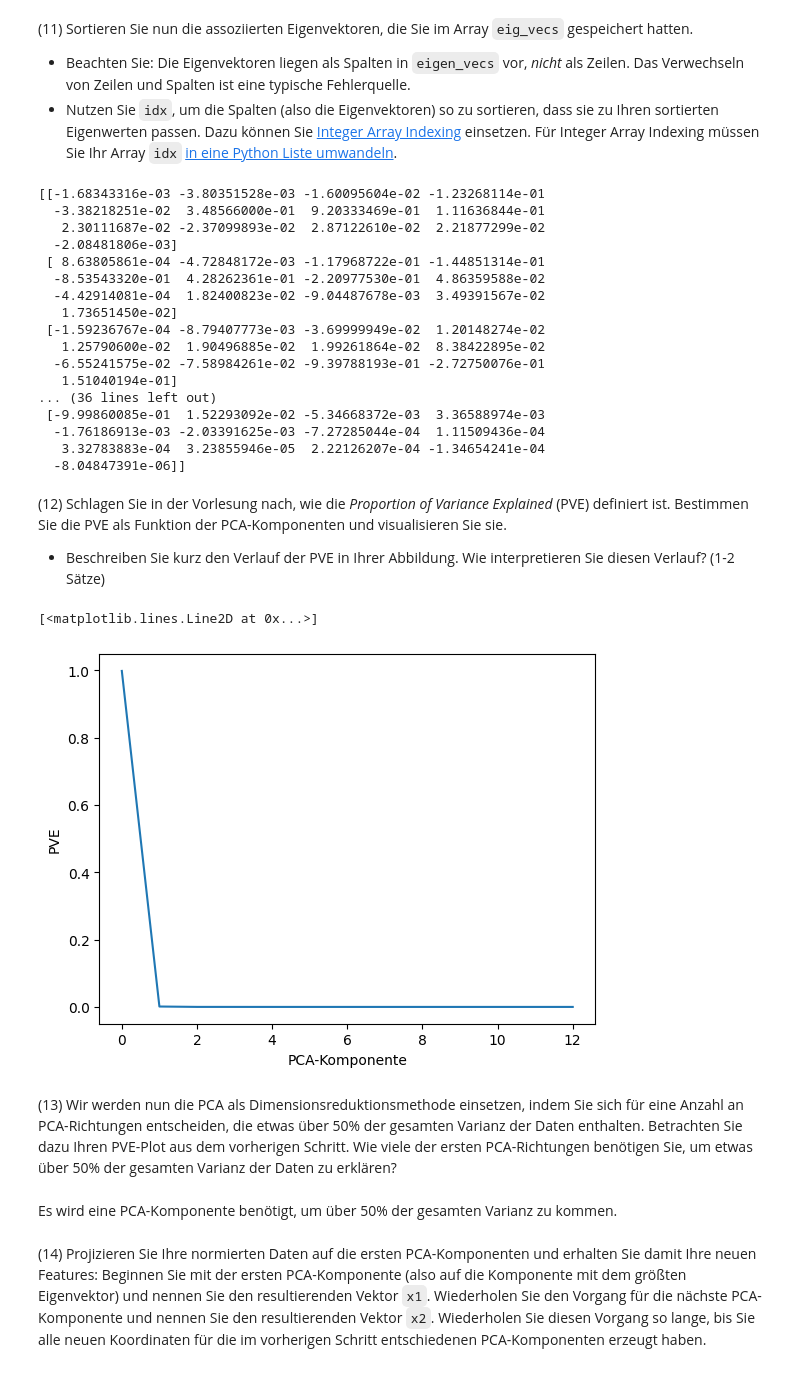
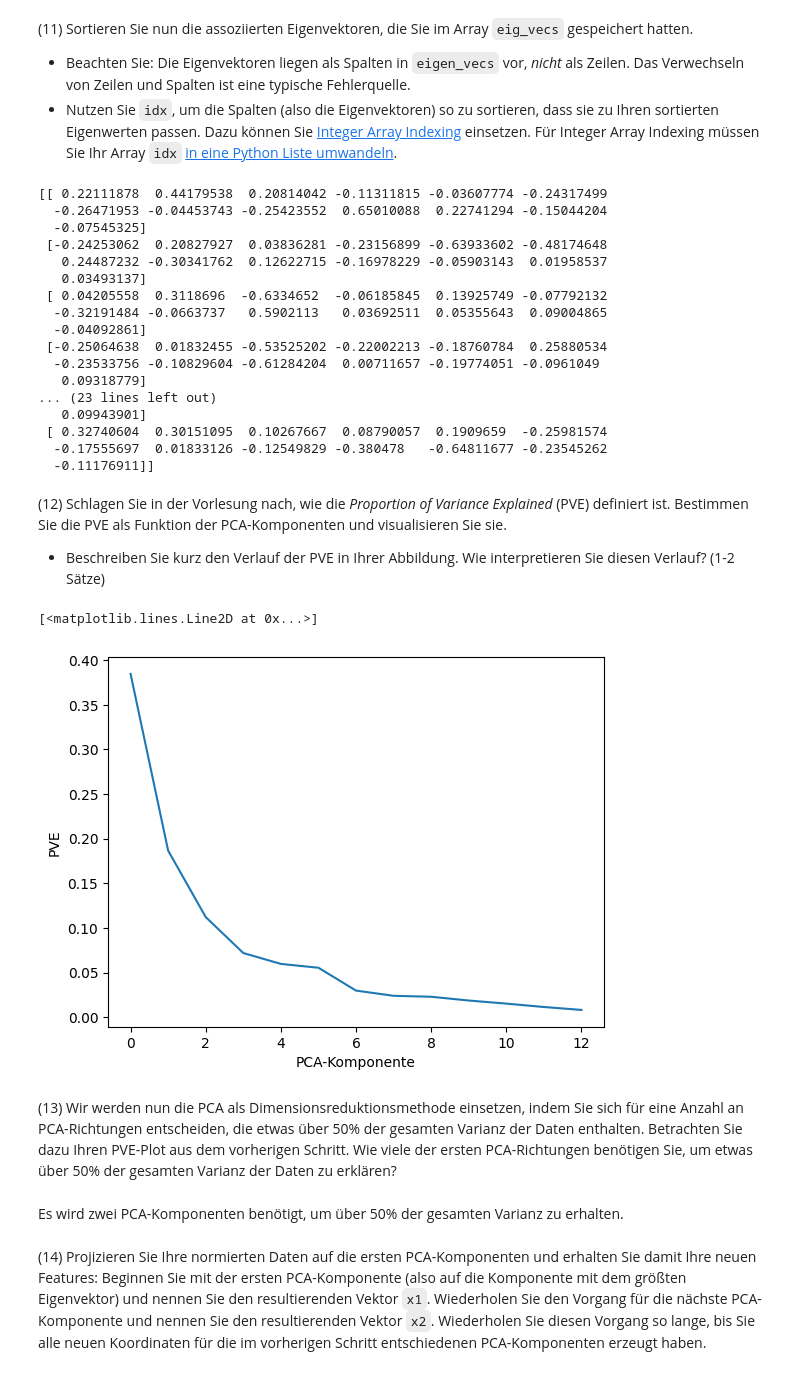
Before and after one commit to Emanuel162/MachineLearning, a Jupyter notebook: UebungenML/SJMN-11.ipynb, the cells around one changed output. Drawn from its saved outputs; the diff is of its cells as text; code cells hidden in the pictures.

```diff
--- a/UebungenML/SJMN-11.ipynb
+++ b/UebungenML/SJMN-11.ipynb
@@ -49,7 +49,7 @@ def get_distances(N, D):
     x2 = np.random.rand(N, D)
     distanz = np.sqrt(np.power(x1 - x2, 2))
     averages = []
-    for i in distanz:
+    for _ in distanz:
         averages.append(np.average(distanz, axis=0))
     average = np.average(averages)
     return average, np.min(averages) / average
@@ -155,13 +155,21 @@ print(f" Es gibt {len(X[0])} verschiedene Eigenschaften und es wurden insgesamt
 
 * Falls Sie die vorherige Frage mit Nein beantworten mussten, standardisieren Sie Ihre Features so, dass der Mittelwert jedes Features über den Datensatz hinweg den Wert "0" und die Standardabweichung "1" annimmt (dies entspricht einem sogenannten *z-scoring*). Schlagen Sie in der Vorlesung nach, wie Sie diese Skalierung umsetzen können.
 # %%
-print(f"Mittelwert X = {np.average(X_train)}")
-print(f"Standardabweichung X = {np.std(X_train)}")
+print(f"Mittelwert X = {np.average(X_train[:,0])}")
+print(f"Mittelwert X = {np.average(X_train[:,1])}")
+print(f"Standardabweichung X = {np.std(X_train[:,0])}")
+print(f"Standardabweichung X = {np.std(X_train[:,1])}")
+# -> unterschiedliche Mittelwerte und Standardabweichungen der Features
 print()
 
 # Die Daten sind nicht standardisiert.
+z = np.zeros(X_train.shape)
+for i in range(len(X_train[1])):
+    z[:,i] = (X_train[:,i] - np.average(X_train[:,i])) / np.std(X_train[:,i])
+    print(f"standardisierter Mittelwert in z[:,{i}] = {np.average(z[:,i])}")
+    print(f"standardisierter Standardabweichung in z[:,{i}] = {np.std(z[:,i])}")
 
-z = (X_train - np.average(X_train)) / np.std(X_train)
+print()
 print(f"standardisierter Mittelwert = {np.average(z)}")
 print(f"standardisierter Standardabweichung = {np.std(z)}")
 # %% [output]
@@ -213,7 +233,7 @@ Die Dimension besteht aus der Feature-Anzahl und ist 13x13.
 # %% [markdown]
 (8) Bestimmen Sie die Kovarianzmatrix $S$ aus Ihren skalierten Daten. Nutzen Sie dafür eine Numpy Funktion.
 # %%
-s = np.cov(X_train.T)
+s = np.cov(z.T)
 # %% [markdown]
 (9) [Berechnen Sie die Eigenwerte](https://docs.scipy.org/doc/numpy/reference/generated/numpy.linalg.eig.html) (Array: `eig_vals`) sowie assoziierten Eigenvektoren (`eig_vecs`) Ihrer Kovarianzmatrix $S$.
 # %%
@@ -267,46 +286,47 @@ Eigenwerte:
 eigenvektoren_sortiert = np.flip(eig_vecs[:,idx], 1)
 print(eigenvektoren_sortiert)
 # %% [output]
-[[-1.68343316e-03 -3.80351528e-03 -1.60095604e-02 -1.23268114e-01
-  -3.38218251e-02  3.48566000e-01  9.20333469e-01  1.11636844e-01
-   2.30111687e-02 -2.37099893e-02  2.87122610e-02  2.21877299e-02
-  -2.08481806e-03]
- [ 8.63805861e-04 -4.72848172e-03 -1.17968722e-01 -1.44851314e-01
-  -8.53543320e-01  4.28262361e-01 -2.20977530e-01  4.86359588e-02
-  -4.42914081e-04  1.82400823e-02 -9.04487678e-03  3.49391567e-02
-   1.73651450e-02]
- [-1.59236767e-04 -8.79407773e-03 -3.69999949e-02  1.20148274e-02
-   1.25790600e-02  1.90496885e-02  1.99261864e-02  8.38422895e-02
-  -6.55241575e-02 -7.58984261e-02 -9.39788193e-01 -2.72750076e-01
-   1.51040194e-01]
-... (36 lines left out)
- [-9.99860085e-01  1.52293092e-02 -5.34668372e-03  3.36588974e-03
-  -1.76186913e-03 -2.03391625e-03 -7.27285044e-04  1.11509436e-04
-   3.32783883e-04  3.23855946e-05  2.22126207e-04 -1.34654241e-04
-  -8.04847391e-06]]
+[[ 0.22111878  0.44179538  0.20814042 -0.11311815 -0.03607774 -0.24317499
+  -0.26471953 -0.04453743 -0.25423552  0.65010088  0.22741294 -0.15044204
+  -0.07545325]
+ [-0.24253062  0.20827927  0.03836281 -0.23156899 -0.63933602 -0.48174648
+   0.24487232 -0.30341762  0.12622715 -0.16978229 -0.05903143  0.01958537
+   0.03493137]
+ [ 0.04205558  0.3118696  -0.6334652  -0.06185845  0.13925749 -0.07792132
+  -0.32191484 -0.0663737   0.5902113   0.03692511  0.05355643  0.09004865
+  -0.04092861]
+ [-0.25064638  0.01832455 -0.53525202 -0.22002213 -0.18760784  0.25880534
+  -0.23533756 -0.10829604 -0.61284204  0.00711657 -0.19774051 -0.0961049
+   0.09318779]
+... (23 lines left out)
+   0.09943901]
+ [ 0.32740604  0.30151095  0.10267667  0.08790057  0.1909659  -0.25981574
+  -0.17555697  0.01833126 -0.12549829 -0.380478   -0.64811677 -0.23545262
+  -0.11176911]]
 # %% [markdown]
 (12) Schlagen Sie in der Vorlesung nach, wie die *Proportion of Variance Explained* (PVE) definiert ist. Bestimmen Sie die PVE als Funktion der PCA-Komponenten und visualisieren Sie sie.
 
 * Beschreiben Sie kurz den Verlauf der PVE in Ihrer Abbildung. Wie interpretieren Sie diesen Verlauf? (1-2 Sätze)
 # %%
+sum_eigenwerte = np.sum(eigenwerte_sortiert)
 def pve(komponente):
-    return komponente/np.sum(eigenwerte_sortiert)
+    return komponente/sum_eigenwerte
 
 x_plot = np.arange(len(eigenwerte_sortiert))
 y_plot = []
 for i in range(len(eigenwerte_sortiert)):
     y_plot.append(pve(eigenwerte_sortiert[i]))
 plt.xlabel("PCA-Komponente")
 plt.ylabel("PVE")
 plt.plot(x_plot, y_plot)
 
-# Da die erste PCA-Komponente den Großteiil der Gesamtvarianz ausmacht (>99,8%), sollte in ein Koordinatensystem mit einer Achse transformiert werden.
+# Jede weitere Komponente besitzt einen kleineren PVE-Wert. Das liegt daran, dass die Eigenwerte sortiert vorliegen, wobei der erste Eintrag den größten Eigenwert beinhaltet.
 # %% [output]
 [<matplotlib.lines.Line2D at 0x...>]
-[figure, old version]
+[figure, new version]
 # %% [markdown]
 (13) Wir werden nun die PCA als Dimensionsreduktionsmethode einsetzen, indem Sie sich für eine Anzahl an PCA-Richtungen entscheiden, die etwas über 50% der gesamten Varianz der Daten enthalten. Betrachten Sie dazu Ihren PVE-Plot aus dem vorherigen Schritt. Wie viele der ersten PCA-Richtungen benötigen Sie, um etwas über 50% der gesamten Varianz der Daten zu erklären?
 # %% [markdown]
-Es wird eine PCA-Komponente benötigt, um über 50% der gesamten Varianz zu kommen.
+Es wird zwei PCA-Komponenten benötigt, um über 50% der gesamten Varianz zu erhalten.
 # %% [markdown]
 (14) Projizieren Sie Ihre normierten Daten auf die ersten PCA-Komponenten und erhalten Sie damit Ihre neuen Features: Beginnen Sie mit der ersten PCA-Komponente (also auf die Komponente mit dem größten Eigenvektor) und nennen Sie den resultierenden Vektor `x1`. Wiederholen Sie den Vorgang für die nächste PCA-Komponente und nennen Sie den resultierenden Vektor `x2`. Wiederholen Sie diesen Vorgang so lange, bis Sie alle neuen Koordinaten für die im vorherigen Schritt entschiedenen PCA-Komponenten erzeugt haben.
```
Also changed, not shown: parts of 16 cells of this notebook.
